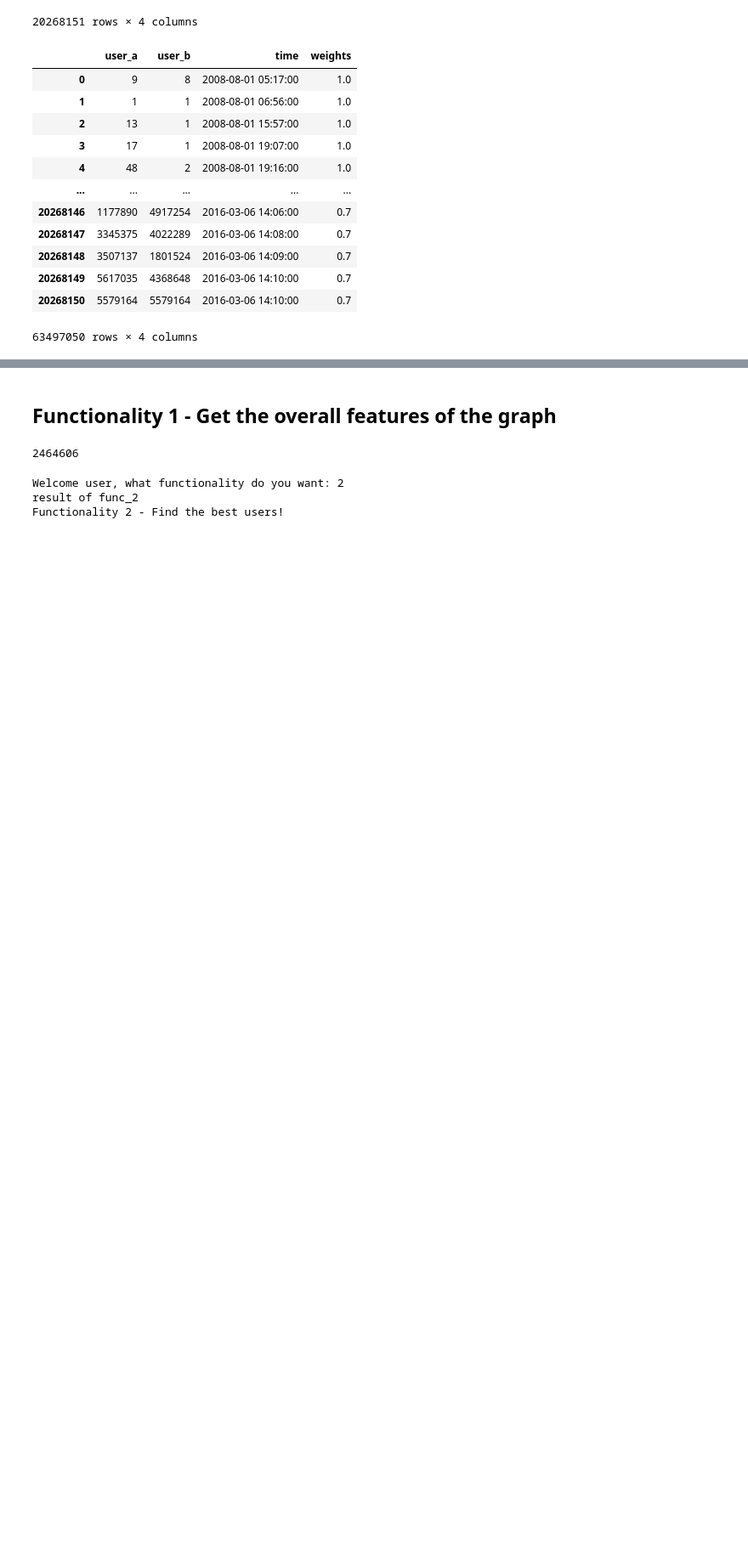
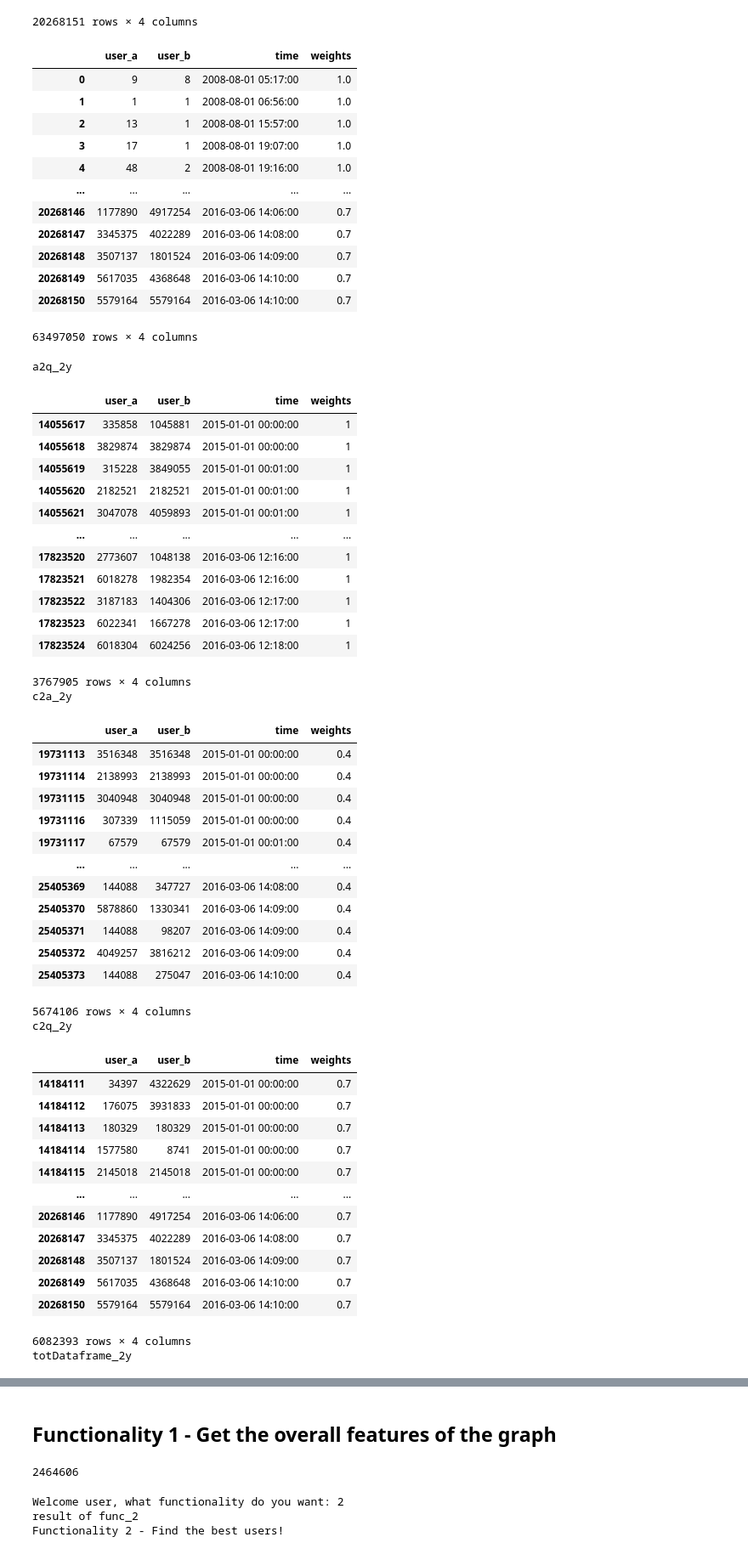
Before and after one commit to michele1783/ADM-HW5, a Jupyter notebook: test-Ame.ipynb, the cells around one changed output, grey strips where cells are left out. Shown: that part at 85% size. Saved outputs shown, nothing was run; the diff lists cells and outputs as text; code cells hidden in the pictures; blank space fills up the shorter version.

```diff
--- a/test-Ame.ipynb
+++ b/test-Ame.ipynb
@@ -115,3 +122,53 @@ totDataframe
 | 20268149 | 5617035 | 4368648 | 2016-03-06 14:10:00 | 0.7 |
 | 20268150 | 5579164 | 5579164 | 2016-03-06 14:10:00 | 0.7 |
 63497050 rows × 4 columns
+# %%
+totDataframe_2y = totDataframe[totDataframe.time.between("2015","2017")]
+a2q_2y = a2q[a2q.time.between("2015","2017")]
+c2q_2y = c2q[c2q.time.between("2015","2017")]
+c2a_2y = c2a[c2a.time.between("2015","2017")]
+display("a2q_2y", "c2a_2y", "c2q_2y", "totDataframe_2y")
+# %% [output]
+a2q_2y
+|  | user_a | user_b | time | weights |
+| 14055617 | 335858 | 1045881 | 2015-01-01 00:00:00 | 1 |
+| 14055618 | 3829874 | 3829874 | 2015-01-01 00:00:00 | 1 |
+| 14055619 | 315228 | 3849055 | 2015-01-01 00:01:00 | 1 |
+| 14055620 | 2182521 | 2182521 | 2015-01-01 00:01:00 | 1 |
+| 14055621 | 3047078 | 4059893 | 2015-01-01 00:01:00 | 1 |
+| ... | ... | ... | ... | ... |
+| 17823520 | 2773607 | 1048138 | 2016-03-06 12:16:00 | 1 |
+| 17823521 | 6018278 | 1982354 | 2016-03-06 12:16:00 | 1 |
+| 17823522 | 3187183 | 1404306 | 2016-03-06 12:17:00 | 1 |
+| 17823523 | 6022341 | 1667278 | 2016-03-06 12:17:00 | 1 |
+| 17823524 | 6018304 | 6024256 | 2016-03-06 12:18:00 | 1 |
+3767905 rows × 4 columns
+c2a_2y
+|  | user_a | user_b | time | weights |
+| 19731113 | 3516348 | 3516348 | 2015-01-01 00:00:00 | 0.4 |
+| 19731114 | 2138993 | 2138993 | 2015-01-01 00:00:00 | 0.4 |
+| 19731115 | 3040948 | 3040948 | 2015-01-01 00:00:00 | 0.4 |
+| 19731116 | 307339 | 1115059 | 2015-01-01 00:00:00 | 0.4 |
+| 19731117 | 67579 | 67579 | 2015-01-01 00:01:00 | 0.4 |
+| ... | ... | ... | ... | ... |
+| 25405369 | 144088 | 347727 | 2016-03-06 14:08:00 | 0.4 |
+| 25405370 | 5878860 | 1330341 | 2016-03-06 14:09:00 | 0.4 |
+| 25405371 | 144088 | 98207 | 2016-03-06 14:09:00 | 0.4 |
+| 25405372 | 4049257 | 3816212 | 2016-03-06 14:09:00 | 0.4 |
+| 25405373 | 144088 | 275047 | 2016-03-06 14:10:00 | 0.4 |
+5674106 rows × 4 columns
+c2q_2y
+|  | user_a | user_b | time | weights |
+| 14184111 | 34397 | 4322629 | 2015-01-01 00:00:00 | 0.7 |
+| 14184112 | 176075 | 3931833 | 2015-01-01 00:00:00 | 0.7 |
+| 14184113 | 180329 | 180329 | 2015-01-01 00:00:00 | 0.7 |
+| 14184114 | 1577580 | 8741 | 2015-01-01 00:00:00 | 0.7 |
+| 14184115 | 2145018 | 2145018 | 2015-01-01 00:00:00 | 0.7 |
+| ... | ... | ... | ... | ... |
+| 20268146 | 1177890 | 4917254 | 2016-03-06 14:06:00 | 0.7 |
+| 20268147 | 3345375 | 4022289 | 2016-03-06 14:08:00 | 0.7 |
+| 20268148 | 3507137 | 1801524 | 2016-03-06 14:09:00 | 0.7 |
+| 20268149 | 5617035 | 4368648 | 2016-03-06 14:10:00 | 0.7 |
+| 20268150 | 5579164 | 5579164 | 2016-03-06 14:10:00 | 0.7 |
+6082393 rows × 4 columns
+totDataframe_2y
```
Also changed, not shown: parts of 20 cells of this notebook.
